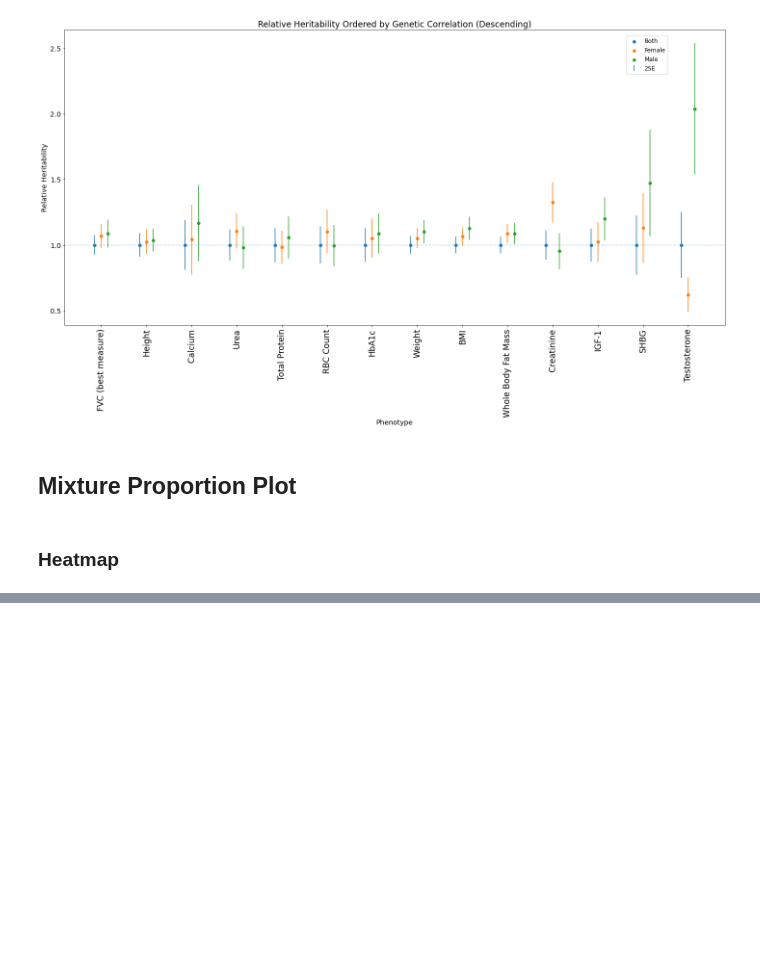
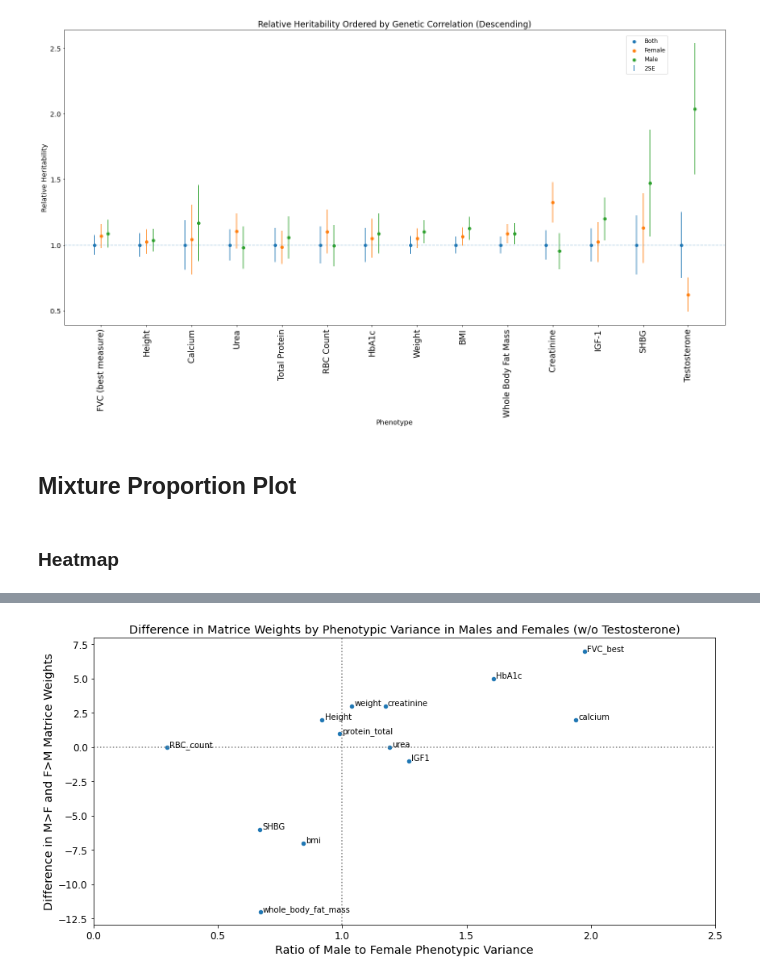
Before and after one commit to cz5959/GWAS-frontera, a Jupyter notebook: test.ipynb, the cells around one changed output, grey strips where cells are left out. Saved outputs shown, nothing was run; the diff lists cells and outputs as text; code cells hidden in the pictures; blank space fills up the shorter version.

```diff
--- a/test.ipynb
+++ b/test.ipynb
@@ -214,0 +304,26 @@ df_heat
+# %%
+fig = plt.figure(figsize=(12, 6))
+
+df_vars = df_vars.loc[df_vars['pheno'] != 'testosterone']
+df_weights = df_weights.loc[df_weights['phenotype'] != 'testosterone']
+x=df_vars['ratio_m/f']
+y=df_weights['diff_m-f']
+
+plt.scatter(x=x, y=y, s=20)
+plt.axvline(1, ls=":",c="gray")
+plt.axhline(ls=":",c="gray")
+#plt.ylim(-12.5,12.5)
+plt.xlim(0,2.5)
+plt.xlabel("Ratio of Male to Female Phenotypic Variance", fontsize='x-large')
+plt.ylabel("Difference in M>F and F>M Matrice Weights", fontsize='x-large')
+plt.tick_params(labelsize=12)
+plt.title("Difference in Matrice Weights by Phenotypic Variance in Males and Females (w/o Testosterone)", fontsize="x-large")
+
+for i in range(len(x)):
+    plt.annotate(list(df_weights['phenotype'])[i], xy= (list(x)[i],list(y)[i]),
+                 xytext=(list(x)[i]+0.01,list(y)[i]+0.02), c='black')
+
+plt.tight_layout()
+#plt.savefig("phenovar_matweights_zoom_anno.png")
+# %% [output]
+[figure, added]
```
Also changed, not shown: parts of 13 cells of this notebook, 53 other files.
